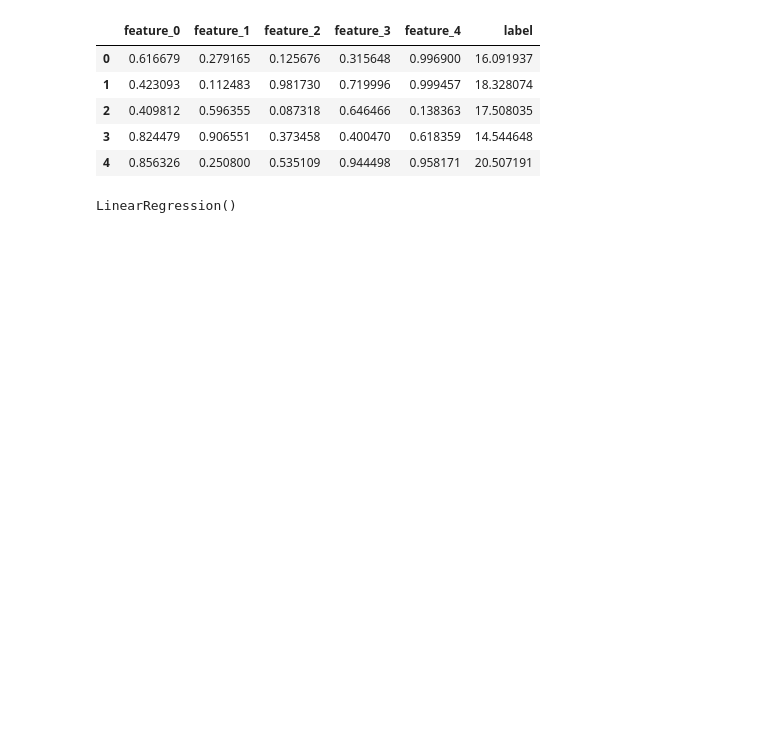
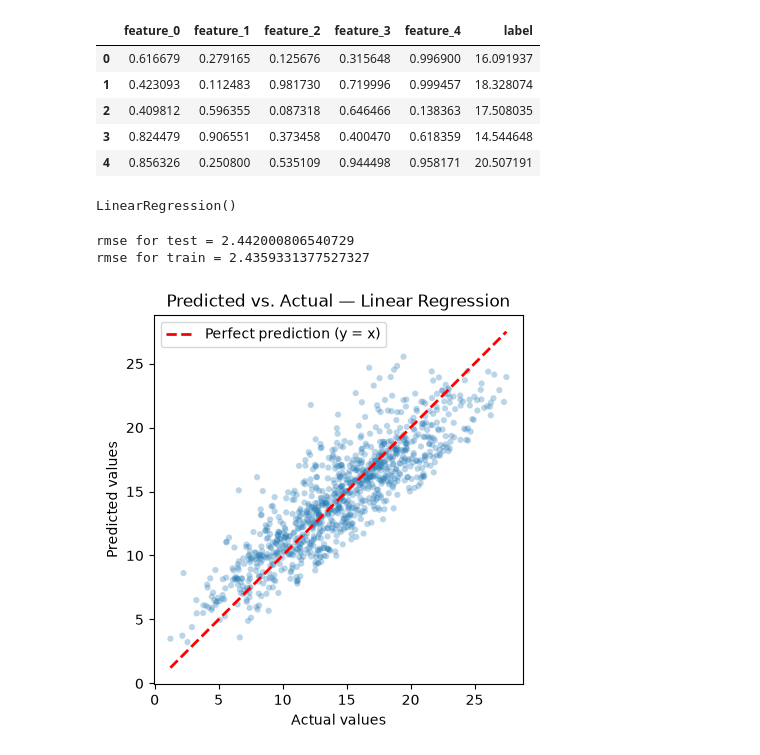
Before and after one commit to hartmanjd/model-comparison, a Jupyter notebook: Notebooks/01_linear_regression.ipynb, the cells around one changed output. Drawn from its saved outputs; the diff is of its cells as text; code cells hidden in the pictures; blank space fills up the shorter version.

```diff
--- a/Notebooks/01_linear_regression.ipynb
+++ b/Notebooks/01_linear_regression.ipynb
@@ -42,3 +42,29 @@ X_train, X_test, y_train, y_test = train_test_split(X_df, y_series, test_size=0.
 model.fit(X_train, y_train)
 # %% [output]
 LinearRegression()
+# %%
+y_pred_test = model.predict(X_test)
+rmse_test = root_mean_squared_error(y_test, y_pred_test)
+print(f'rmse for test = {rmse_test}')
+
+y_pred_train = model.predict(X_train)
+rmse_train = root_mean_squared_error(y_train, y_pred_train)
+print(f'rmse for train = {rmse_train}')
+# %% [output]
+rmse for test = 2.442000806540729
+rmse for train = 2.4359331377527327
+# %%
+plt.scatter(y_test, y_pred_test, alpha=0.3, edgecolors='none', s=20)
+
+lims = [min(y_test.min(), y_pred_test.min()),
+        max(y_test.max(), y_pred_test.max())]
+plt.plot(lims, lims, color='red', linestyle='--', linewidth=2,
+         label='Perfect prediction (y = x)')
+plt.xlabel('Actual values')
+plt.ylabel('Predicted values')
+plt.title('Predicted vs. Actual — Linear Regression')
+plt.legend()
+plt.axis('square')
+plt.show()
+# %% [output]
+[figure, added]
```
